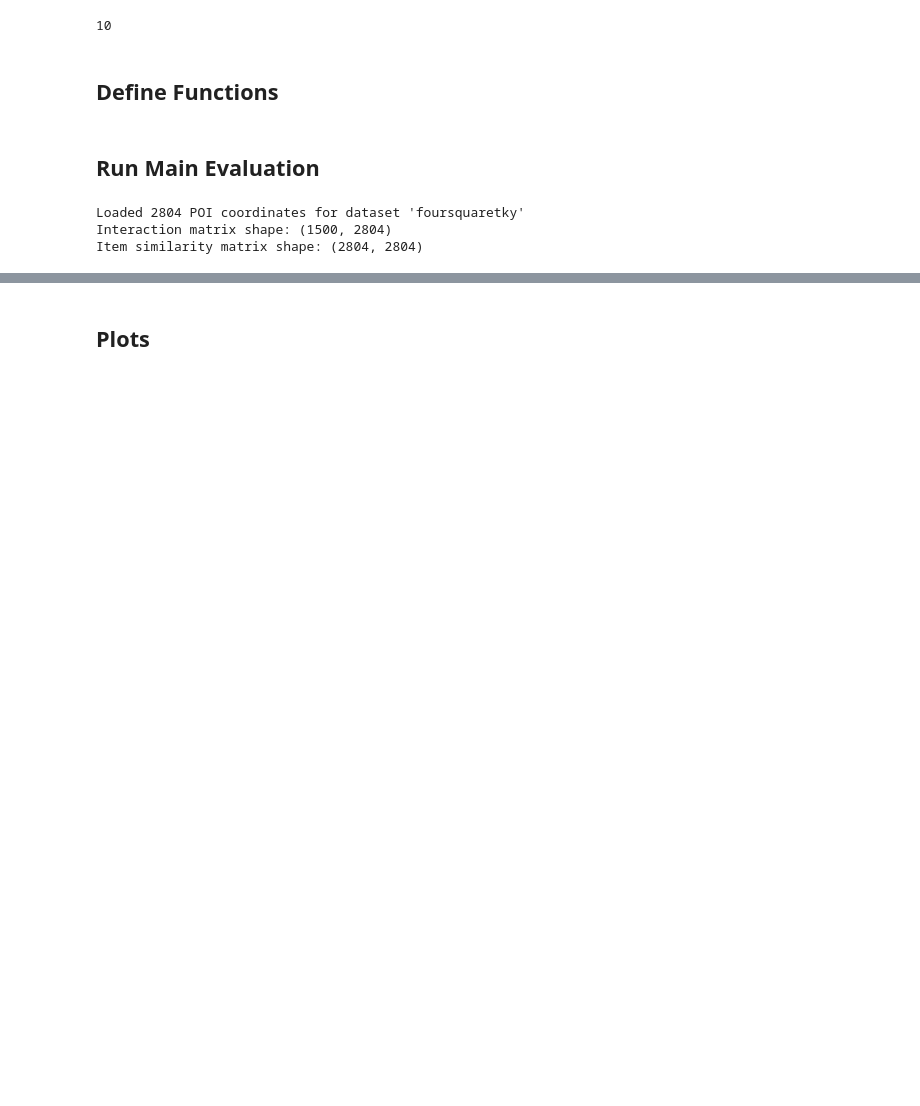
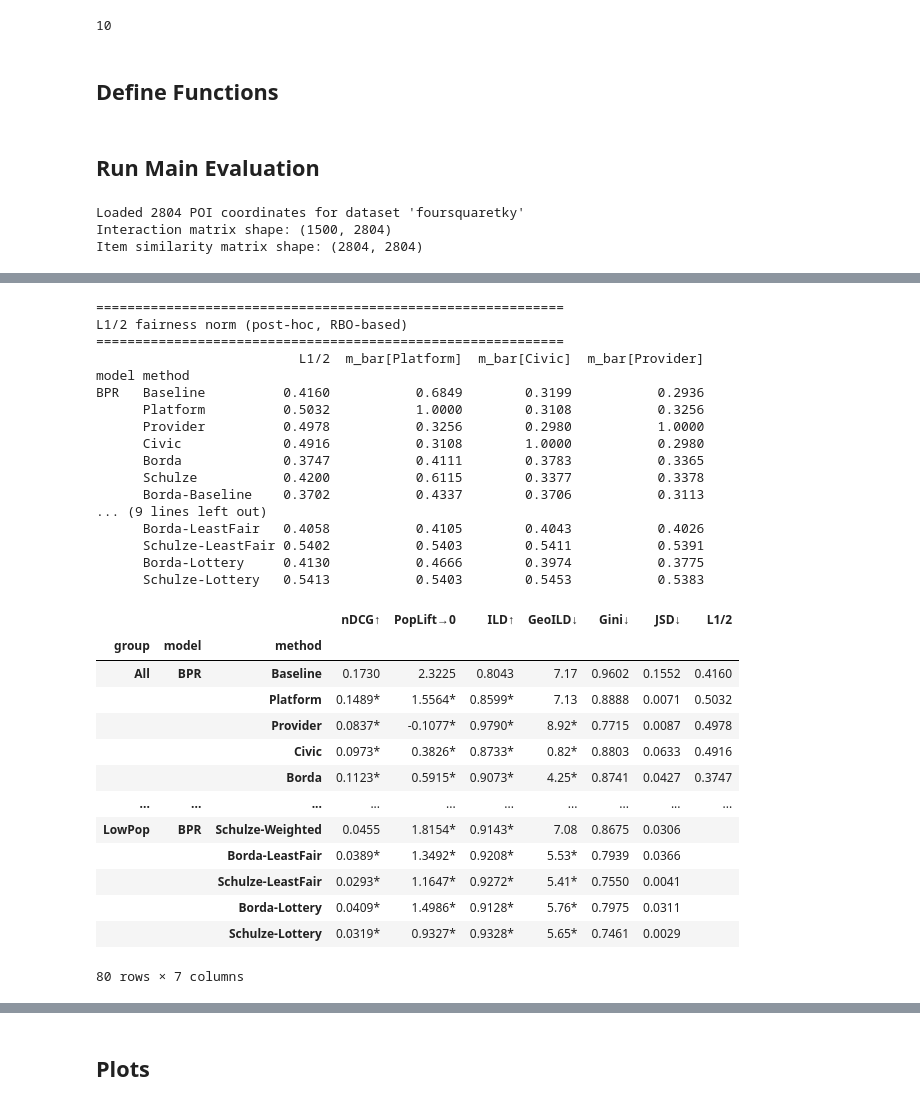
Before and after one commit to andreafooo/multistakeholder_poi, a Jupyter notebook: offline_evaluation.ipynb, the cells around one changed output, grey strips where cells are left out. Cells and saved outputs as stored; diff of their text form; code cells hidden in the pictures; blank space fills up the shorter version.

Commit message:
add new dynamic allocation mechanism: RBO as fairness metric and per-agent fairness metrics to calculate L1/2 norm

```diff
--- a/offline_evaluation.ipynb
+++ b/offline_evaluation.ipynb
@@ -489,2 +539,71 @@ df_group
 # %%
 df_all_groups.to_csv(f"eval_all_groups_{dataset}")
+# %%
+l1_half_by_model = {
+    model_name: compute_l1_half_fairness(methods)
+    for model_name, methods in model_dirs.items()
+    if model_name == models_for_recbole[0]
+}
+
+l1_half_rows = []
+for model_name, method_results in l1_half_by_model.items():
+    for method_name, vals in method_results.items():
+        row = {"model": model_name, "method": method_name, "L1/2": vals["l1_half"]}
+        for agent, m_bar_i in vals["m_bar"].items():
+            row[f"m_bar[{rename_methods.get(agent, agent)}]"] = m_bar_i
+        l1_half_rows.append(row)
+
+df_l1_half = pd.DataFrame(l1_half_rows).set_index(["model", "method"])
+df_l1_half = df_l1_half.rename(index=rename_methods)
+print(f"\n{'='*60}\nL1/2 fairness norm (post-hoc, RBO-based)\n{'='*60}")
+print(df_l1_half.to_string(float_format="%.4f"))
+
+# Merge L1/2 into the main results table. It's a whole-run, cross-agent summary
+# (not per user-subgroup), so it's only populated on the "All" group's rows;
+# other groups (HighPop/MedPop/LowPop) get a blank in that column.
+l1_half_flat = df_l1_half.reset_index()[["model", "method", "L1/2"]].copy()
+l1_half_flat["L1/2"] = l1_half_flat["L1/2"].map(lambda v: f"{v:.4f}" if pd.notna(v) else "")
+l1_half_flat["group"] = "All"
+
+df_all_groups = df_all_groups.reset_index().merge(
+    l1_half_flat, on=["group", "model", "method"], how="left"
+)
+df_all_groups["L1/2"] = df_all_groups["L1/2"].fillna("")
+df_all_groups = df_all_groups.set_index(["group", "model", "method"])
+
+# re-save with the merged column
+df_all_groups.to_csv(f"eval_all_groups_{dataset}")
+
+df_all_groups
+# %% [output]
+============================================================
+L1/2 fairness norm (post-hoc, RBO-based)
+============================================================
+                          L1/2  m_bar[Platform]  m_bar[Civic]  m_bar[Provider]
+model method
+BPR   Baseline          0.4160           0.6849        0.3199           0.2936
+      Platform          0.5032           1.0000        0.3108           0.3256
+      Provider          0.4978           0.3256        0.2980           1.0000
+      Civic             0.4916           0.3108        1.0000           0.2980
+      Borda             0.3747           0.4111        0.3783           0.3365
+      Schulze           0.4200           0.6115        0.3377           0.3378
+      Borda-Baseline    0.3702           0.4337        0.3706           0.3113
+... (9 lines left out)
+      Borda-LeastFair   0.4058           0.4105        0.4043           0.4026
+      Schulze-LeastFair 0.5402           0.5403        0.5411           0.5391
+      Borda-Lottery     0.4130           0.4666        0.3974           0.3775
+      Schulze-Lottery   0.5413           0.5403        0.5453           0.5383
+|  |  |  | nDCG↑ | PopLift→0 | ILD↑ | GeoILD↓ | Gini↓ | JSD↓ | L1/2 |
+| group | model | method |  |  |  |  |  |  |  |
+| All | BPR | Baseline | 0.1730 | 2.3225 | 0.8043 | 7.17 | 0.9602 | 0.1552 | 0.4160 |
+|  |  | Platform | 0.1489* | 1.5564* | 0.8599* | 7.13 | 0.8888 | 0.0071 | 0.5032 |
+|  |  | Provider | 0.0837* | -0.1077* | 0.9790* | 8.92* | 0.7715 | 0.0087 | 0.4978 |
+|  |  | Civic | 0.0973* | 0.3826* | 0.8733* | 0.82* | 0.8803 | 0.0633 | 0.4916 |
+|  |  | Borda | 0.1123* | 0.5915* | 0.9073* | 4.25* | 0.8741 | 0.0427 | 0.3747 |
+| ... | ... | ... | ... | ... | ... | ... | ... | ... | ... |
+| LowPop | BPR | Schulze-Weighted | 0.0455 | 1.8154* | 0.9143* | 7.08 | 0.8675 | 0.0306 |  |
+|  |  | Borda-LeastFair | 0.0389* | 1.3492* | 0.9208* | 5.53* | 0.7939 | 0.0366 |  |
+|  |  | Schulze-LeastFair | 0.0293* | 1.1647* | 0.9272* | 5.41* | 0.7550 | 0.0041 |  |
+|  |  | Borda-Lottery | 0.0409* | 1.4986* | 0.9128* | 5.76* | 0.7975 | 0.0311 |  |
+|  |  | Schulze-Lottery | 0.0319* | 0.9327* | 0.9328* | 5.65* | 0.7461 | 0.0029 |  |
+80 rows × 7 columns
```
Also changed, not shown: parts of 5 cells of this notebook, 7 other files.
